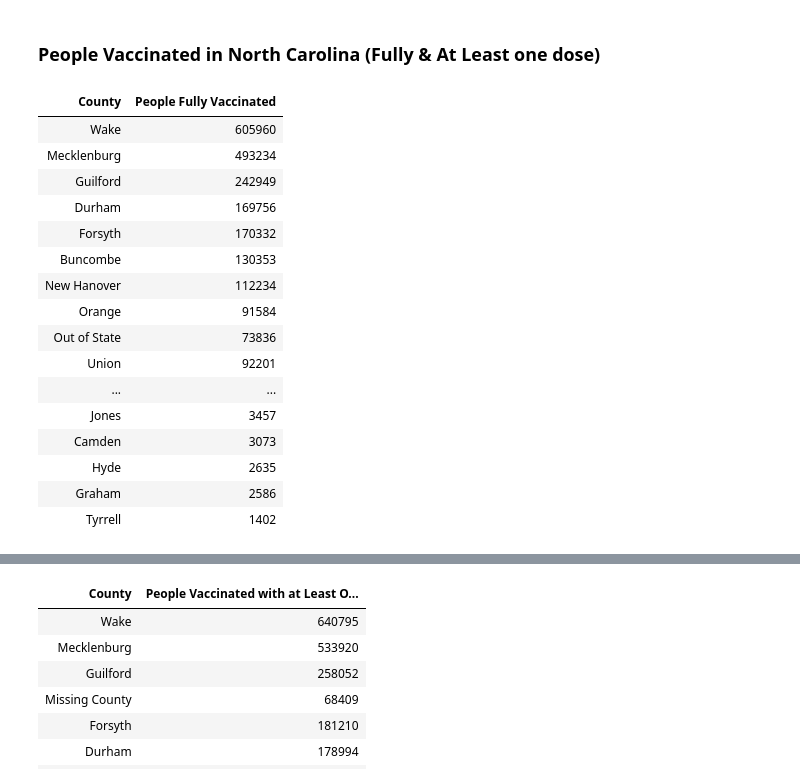
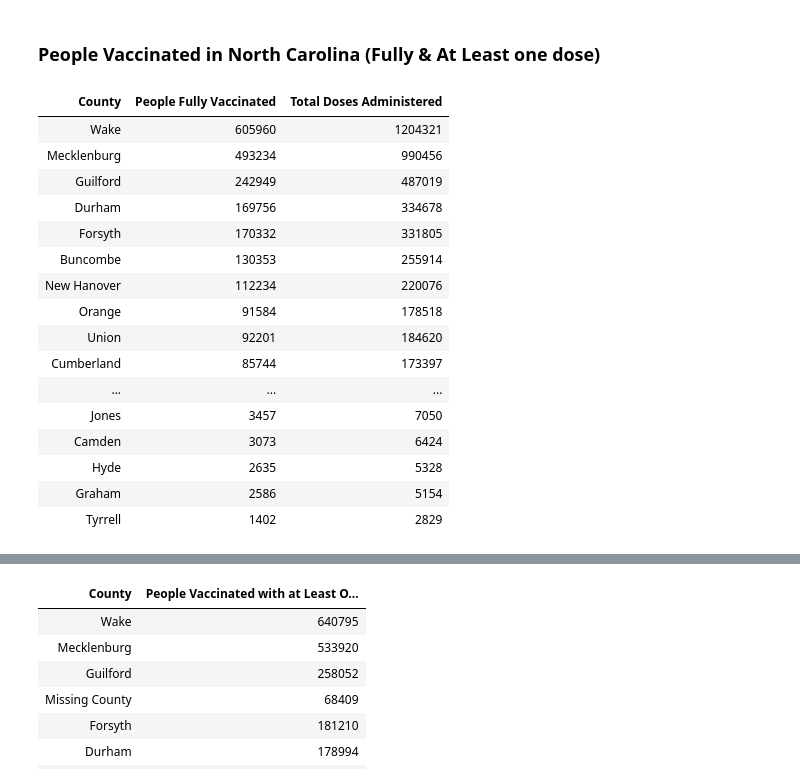
Before and after one commit to zmei1997/NCDHHS_NorthCarolina_COVID-19_Data_Analytics, a Jupyter notebook: NC_Vaccinated_History.ipynb, the cells around one changed output, grey strips where cells are left out. Cells and saved outputs as stored; diff of their text form; code cells hidden in the pictures.

```diff
--- a/NC_Vaccinated_History.ipynb
+++ b/NC_Vaccinated_History.ipynb
@@ -34,26 +67,26 @@ vaccined_histroy.createOrReplaceTempView('vaccined_histroy_view')
 ### People Vaccinated in North Carolina (Fully & At Least one dose)
 # %%
 vaccined_fully = spark.sql("""
-select County, `People Fully Vaccinated - Federal`+`People Fully Vaccinated - NC` as `People Fully Vaccinated`
-from vaccined_histroy_view
+select vv.County, `People Fully Vaccinated - Federal`+`People Fully Vaccinated - NC` as `People Fully Vaccinated`, `Total Doses Administered`
+from vaccined_histroy_view vv inner join total_Doses_Administered_view tv on vv.County = tv.County
 order by `People Fully Vaccinated - NC` desc
 """)
 vaccined_fully.display()
 # %% [output]
-| County | People Fully Vaccinated |
-| Wake | 605960 |
-| Mecklenburg | 493234 |
-| Guilford | 242949 |
-| Durham | 169756 |
-| Forsyth | 170332 |
-| Buncombe | 130353 |
-| New Hanover | 112234 |
-| Orange | 91584 |
-| Out of State | 73836 |
-| Union | 92201 |
-| ... | ... |
-| Jones | 3457 |
-| Camden | 3073 |
-| Hyde | 2635 |
-| Graham | 2586 |
-| Tyrrell | 1402 |
+| County | People Fully Vaccinated | Total Doses Administered |
+| Wake | 605960 | 1204321 |
+| Mecklenburg | 493234 | 990456 |
+| Guilford | 242949 | 487019 |
+| Durham | 169756 | 334678 |
+| Forsyth | 170332 | 331805 |
+| Buncombe | 130353 | 255914 |
+| New Hanover | 112234 | 220076 |
+| Orange | 91584 | 178518 |
+| Union | 92201 | 184620 |
+| Cumberland | 85744 | 173397 |
+| ... | ... | ... |
+| Jones | 3457 | 7050 |
+| Camden | 3073 | 6424 |
+| Hyde | 2635 | 5328 |
+| Graham | 2586 | 5154 |
+| Tyrrell | 1402 | 2829 |
```
Also changed, not shown: parts of 11 cells of this notebook, 3 other files.
